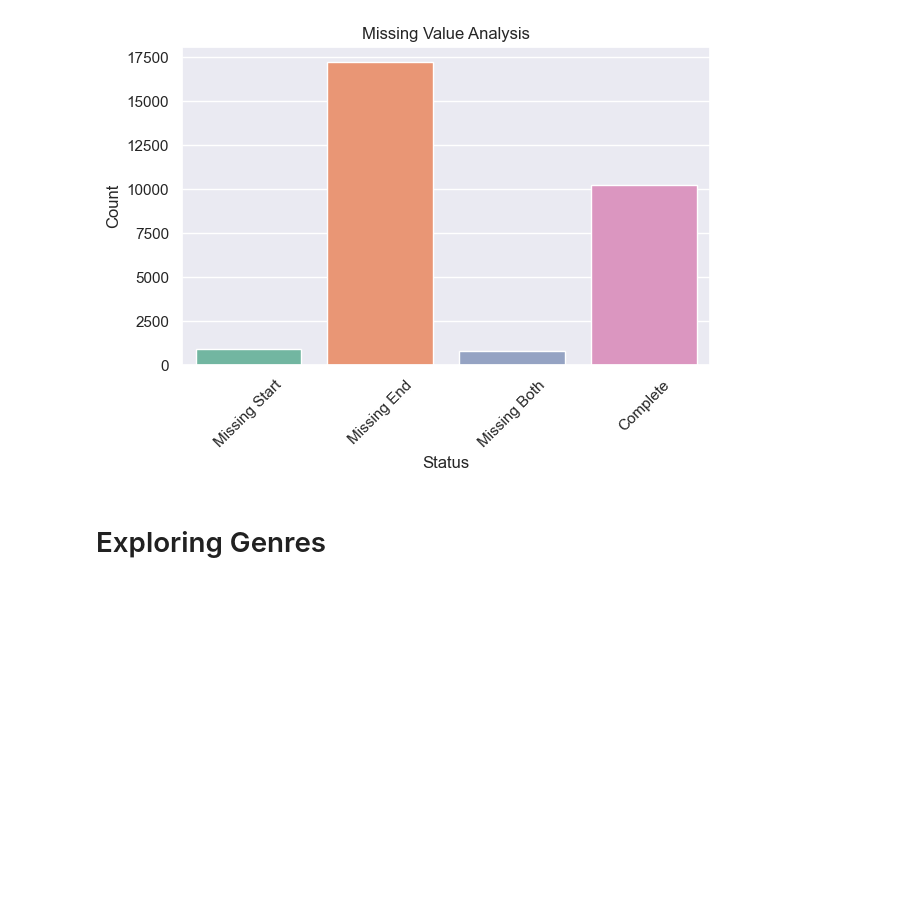
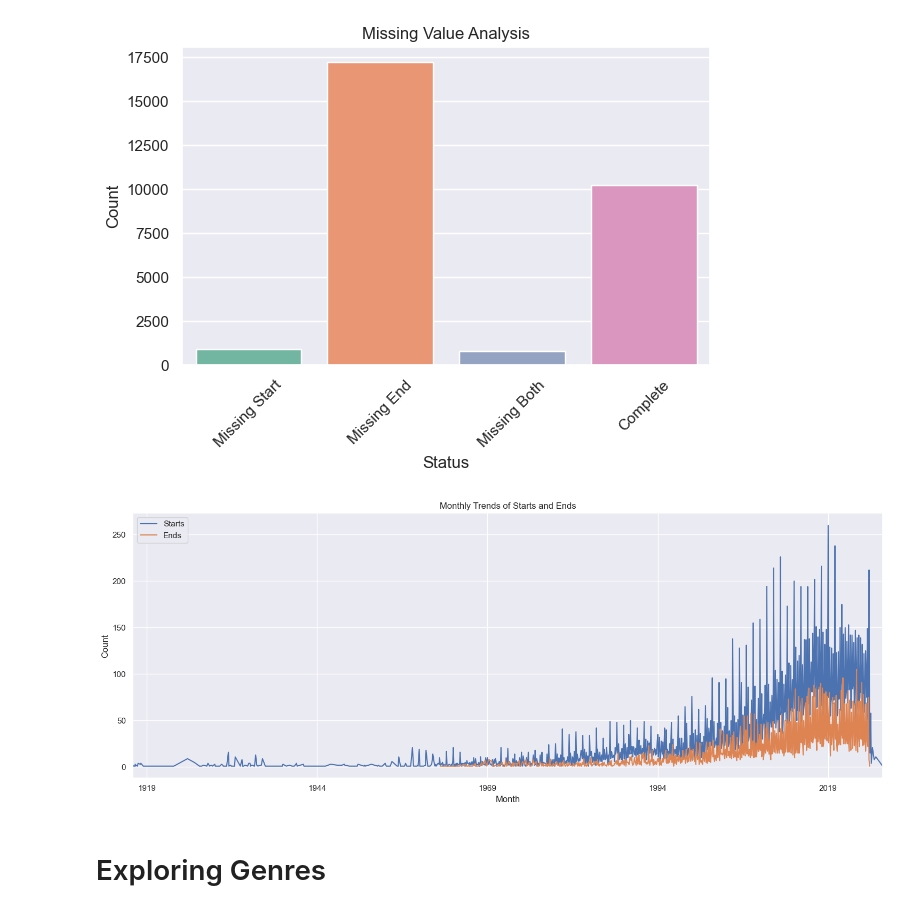
Before and after one commit to ImCodingCat/capstone_project, a Jupyter notebook: explore/explore.ipynb, the cells around one changed output. Cells and saved outputs as stored; diff of their text form; code cells hidden in the pictures; blank space fills up the shorter version.

Commit message:
Monthly Trends

```diff
--- a/explore/explore.ipynb
+++ b/explore/explore.ipynb
@@ -130,6 +130,22 @@ plt.tight_layout()
 plt.show()
 # %% [output]
 [figure]
+# %%
+# Create a monthly trend analysis
+monthly_starts = anime_df['start_date'].dropna().dt.to_period('M').value_counts().sort_index()
+monthly_ends = anime_df['end_date'].dropna().dt.to_period('M').value_counts().sort_index()
+
+plt.figure(figsize=(15, 6))
+monthly_starts.plot(label='Starts')
+monthly_ends.plot(label='Ends')
+plt.title('Monthly Trends of Starts and Ends')
+plt.xlabel('Month')
+plt.ylabel('Count')
+plt.legend()
+plt.tight_layout()
+plt.show()
+# %% [output]
+[figure, added]
 # %% [markdown]
 # Exploring Genres
 # %%
```
